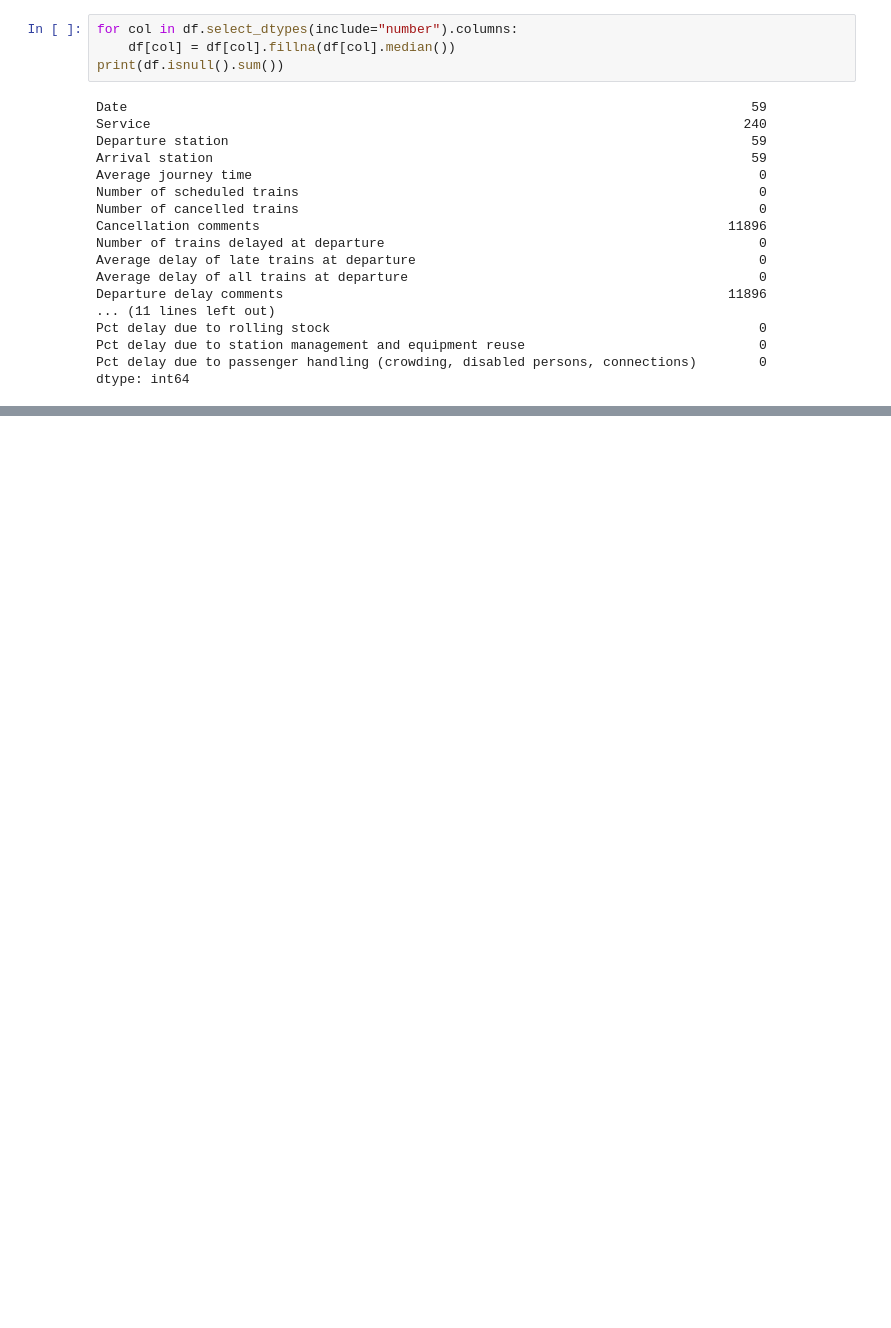
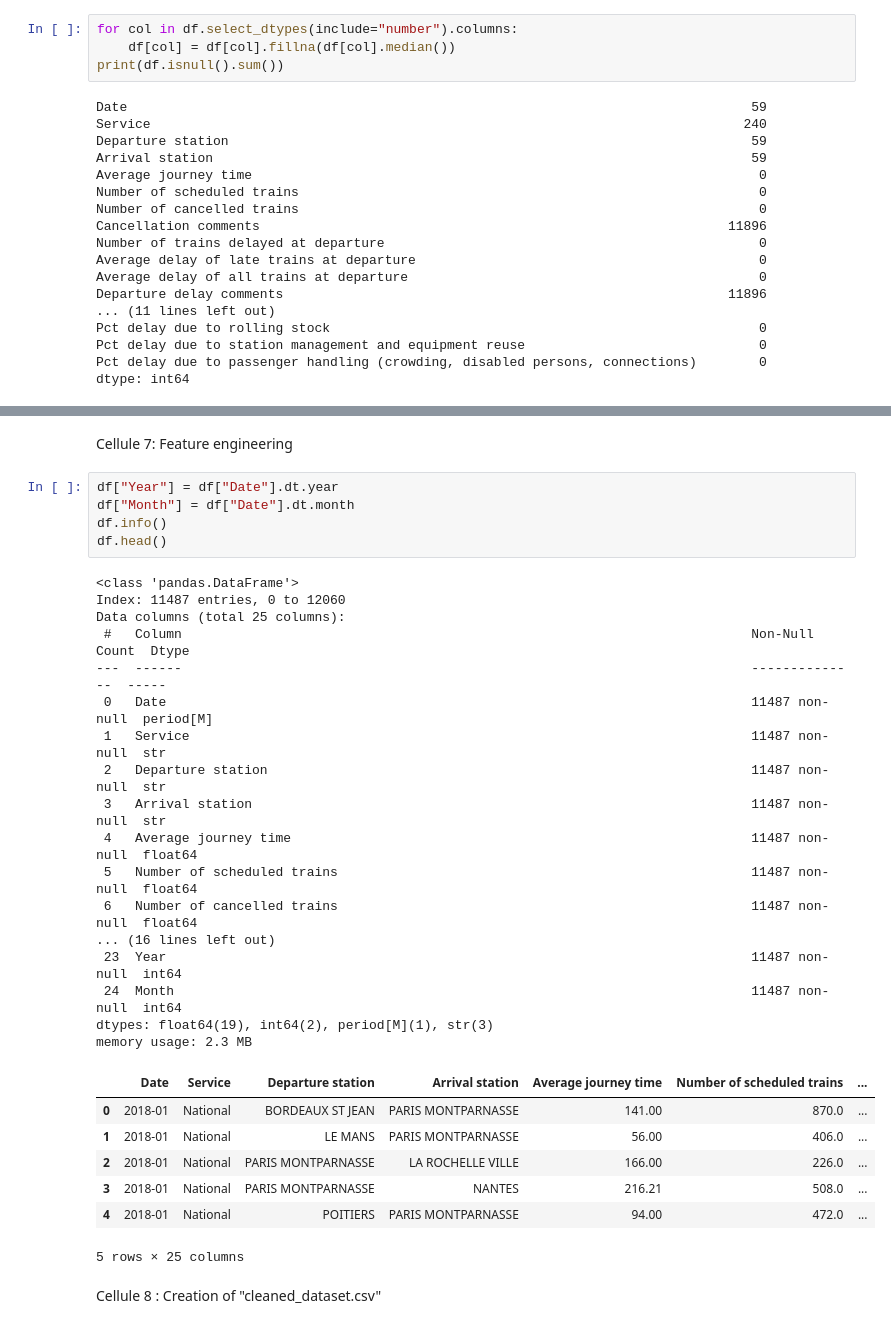
Before and after one commit to LaurinceG4N0/tardis-sncf, a Jupyter notebook: tardis_eda.ipynb, the cells around one changed output, grey strips where cells are left out. Saved outputs shown, nothing was run; the diff lists cells and outputs as text; blank space fills up the shorter version.

```diff
--- a/tardis_eda.ipynb
+++ b/tardis_eda.ipynb
@@ -144,3 +143,37 @@ Pct delay due to station management and equipment reuse
 Pct delay due to passenger handling (crowding, disabled persons, connections)    0
 dtype: int64
 (11487, 23)
+# %% [markdown]
+Cellule 7: Feature engineering
+# %%
+df["Year"] = df["Date"].dt.year
+df["Month"] = df["Date"].dt.month
+df.info()
+df.head()
+# %% [output]
+<class 'pandas.DataFrame'>
+Index: 11487 entries, 0 to 12060
+Data columns (total 25 columns):
+ #   Column                                                                         Non-Null Count  Dtype
+---  ------                                                                         --------------  -----
+ 0   Date                                                                           11487 non-null  period[M]
+ 1   Service                                                                        11487 non-null  str
+ 2   Departure station                                                              11487 non-null  str
+ 3   Arrival station                                                                11487 non-null  str
+ 4   Average journey time                                                           11487 non-null  float64
+ 5   Number of scheduled trains                                                     11487 non-null  float64
+ 6   Number of cancelled trains                                                     11487 non-null  float64
+... (16 lines left out)
+ 23  Year                                                                           11487 non-null  int64
+ 24  Month                                                                          11487 non-null  int64
+dtypes: float64(19), int64(2), period[M](1), str(3)
+memory usage: 2.3 MB
+|  | Date | Service | Departure station | Arrival station | Average journey time | Number of scheduled trains | ... |
+| 0 | 2018-01 | National | BORDEAUX ST JEAN | PARIS MONTPARNASSE | 141.00 | 870.0 | ... |
+| 1 | 2018-01 | National | LE MANS | PARIS MONTPARNASSE | 56.00 | 406.0 | ... |
+| 2 | 2018-01 | National | PARIS MONTPARNASSE | LA ROCHELLE VILLE | 166.00 | 226.0 | ... |
+| 3 | 2018-01 | National | PARIS MONTPARNASSE | NANTES | 216.21 | 508.0 | ... |
+| 4 | 2018-01 | National | POITIERS | PARIS MONTPARNASSE | 94.00 | 472.0 | ... |
+5 rows × 25 columns
+# %% [markdown]
+Cellule 8 : Creation of "cleaned_dataset.csv"
```
Also changed, not shown: parts of 8 cells of this notebook, 1 other file.
